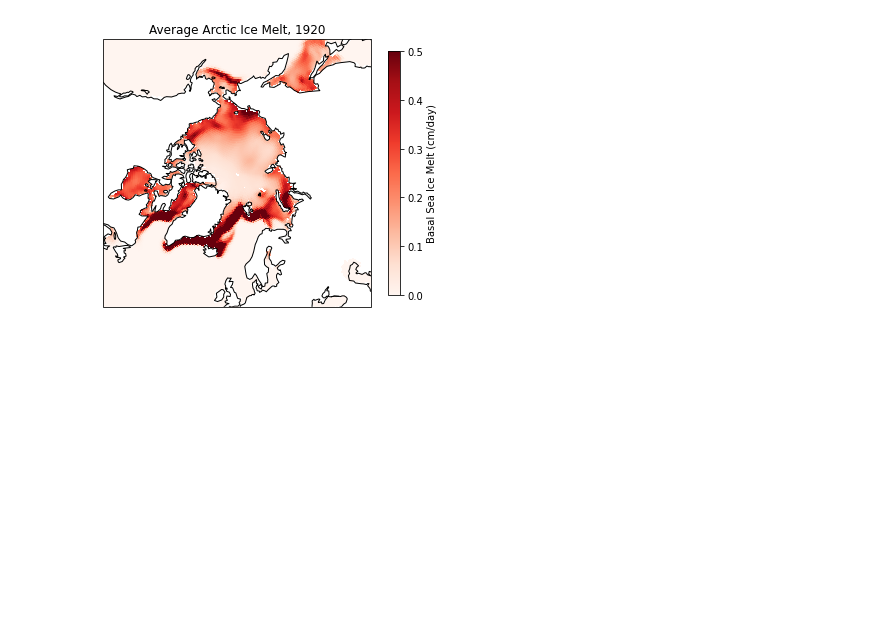
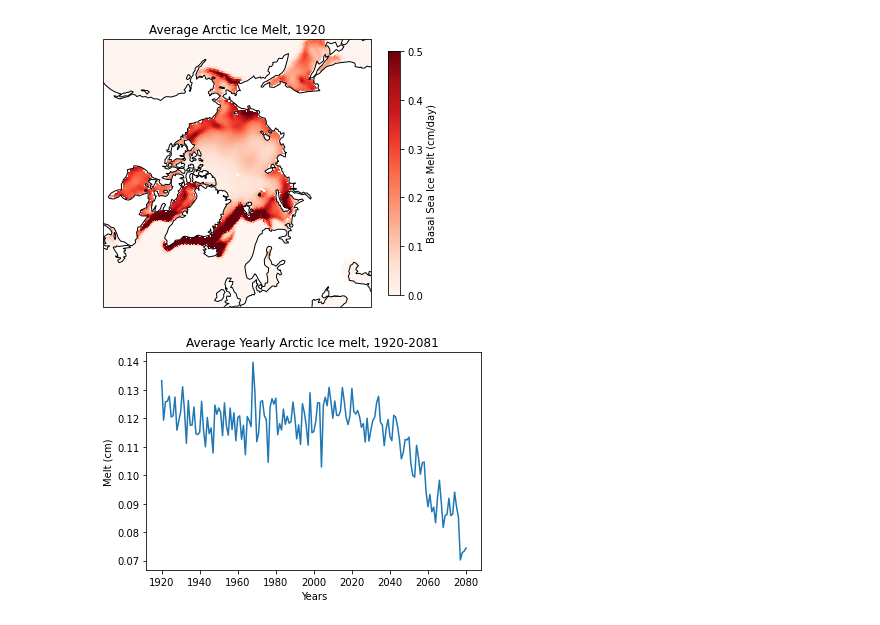
Before and after one commit to sebastianmurrell/Climate-Research-Project, a Jupyter notebook: sea-ice.ipynb, the cells around one changed output. Saved outputs shown, nothing was run; the diff lists cells and outputs as text; code cells hidden in the pictures; blank space fills up the shorter version.

```diff
--- a/sea-ice.ipynb
+++ b/sea-ice.ipynb
@@ -140,3 +132,21 @@ for i in range(1):
     plot_melt(i)
 # %% [output]
 [figure]
+# %%
+year_melt = []
+for year in range(161):
+    melt=np.nanmean(meltb.isel(year=year).values.flatten())
+    year_melt.append(melt)
+# %%
+years = np.arange(1920,2081)
+#print(years)
+# %%
+fig=plt.figure(figsize=(6,4))
+plt.plot(years,year_melt)
+plt.xticks()
+plt.title("Average Yearly Arctic Ice melt, 1920-2081 ")
+plt.ylabel("Melt (cm)")
+plt.xlabel("Years")
+plt.savefig("Annual Melt",facecolor="white")
+# %% [output]
+[figure, added]
```
Also changed, not shown: parts of 10 cells of this notebook.
